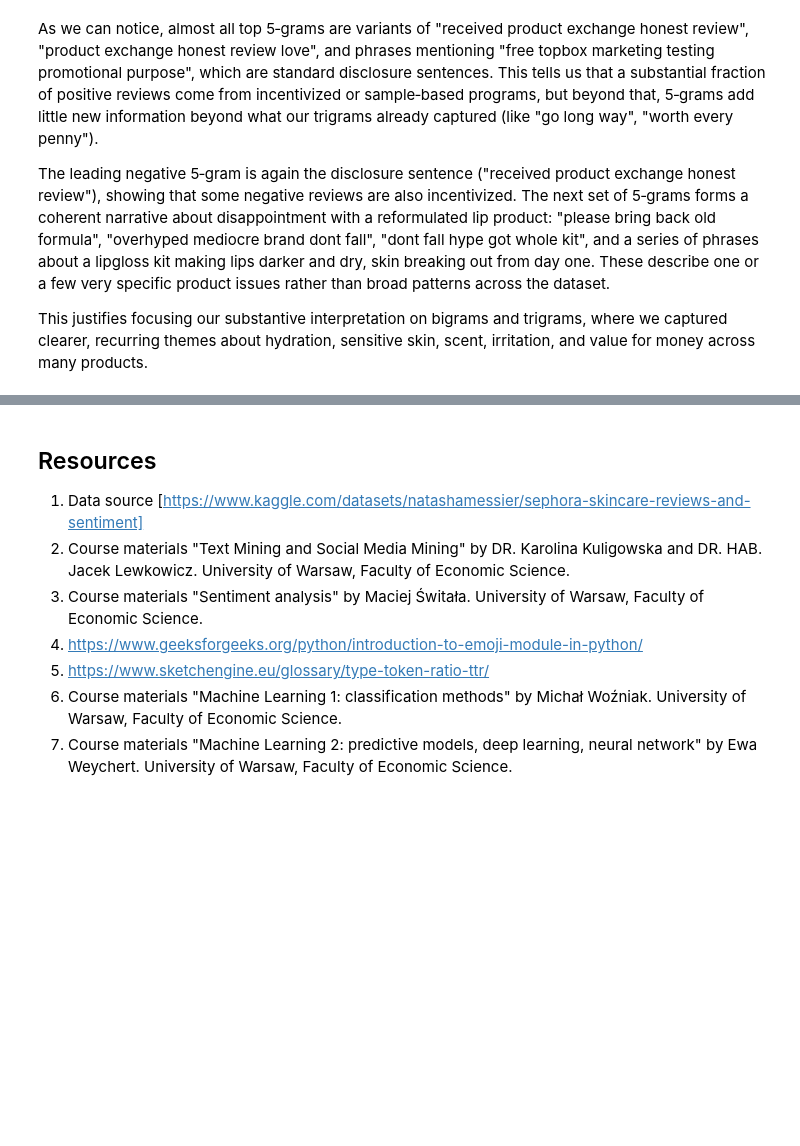
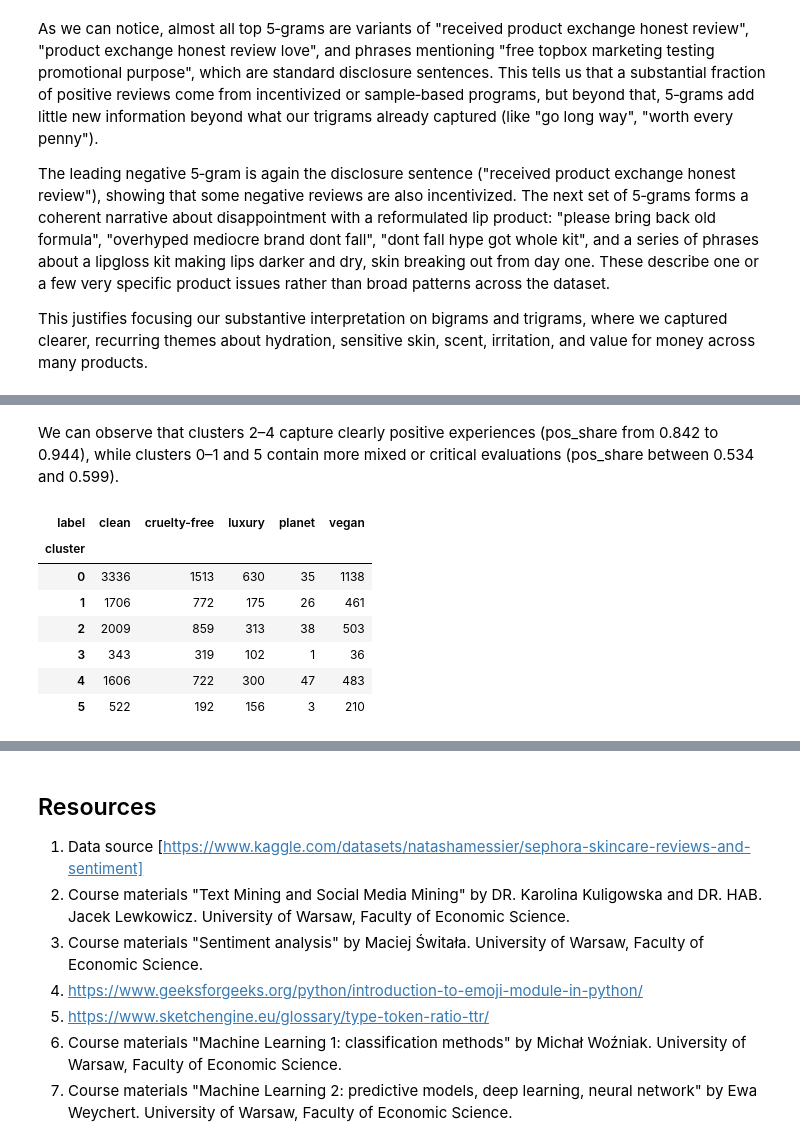
Before and after one commit to Weronikaa2001/Text-Mining-and-Social-Media-Mining-Sephora-Skincare-Reviews, a Jupyter notebook: Martyniuk_Madro_Sephora_Project.ipynb, the cells around one changed output, grey strips where cells are left out. Drawn from its saved outputs; the diff is of its cells as text; code cells hidden in the pictures; blank space fills up the shorter version.

```diff
--- a/Martyniuk_Madro_Sephora_Project.ipynb
+++ b/Martyniuk_Madro_Sephora_Project.ipynb
@@ -1015,0 +1137,13 @@ This justifies focusing our substantive interpretation on bigrams and trigrams,
+# %% [markdown]
+We can observe that clusters 2–4 capture clearly positive experiences (pos_share from 0.842 to 0.944), while clusters 0–1 and 5 contain more mixed or critical evaluations (pos_share between 0.534 and 0.599).
+# %%
+pd.crosstab(df_cluster['cluster'], df_cluster['label'])
+# %% [output]
+| label | clean | cruelty-free | luxury | planet | vegan |
+| cluster |  |  |  |  |  |
+| 0 | 3336 | 1513 | 630 | 35 | 1138 |
+| 1 | 1706 | 772 | 175 | 26 | 461 |
+| 2 | 2009 | 859 | 313 | 38 | 503 |
+| 3 | 343 | 319 | 102 | 1 | 36 |
+| 4 | 1606 | 722 | 300 | 47 | 483 |
+| 5 | 522 | 192 | 156 | 3 | 210 |
```
Also changed, not shown: parts of 18 cells of this notebook.
